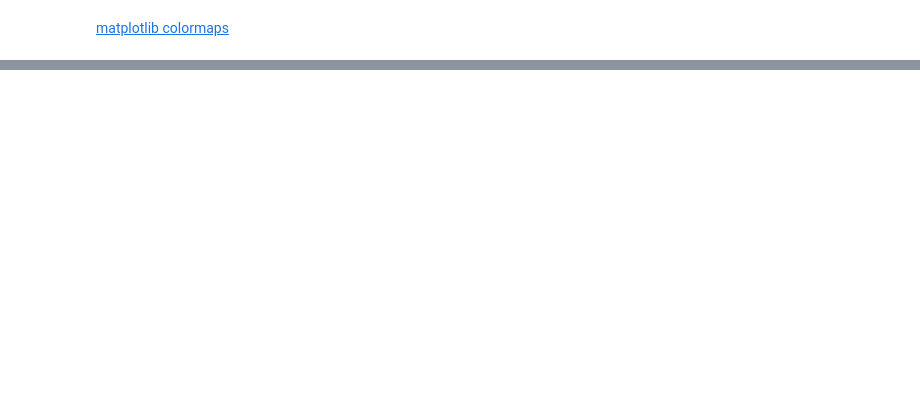
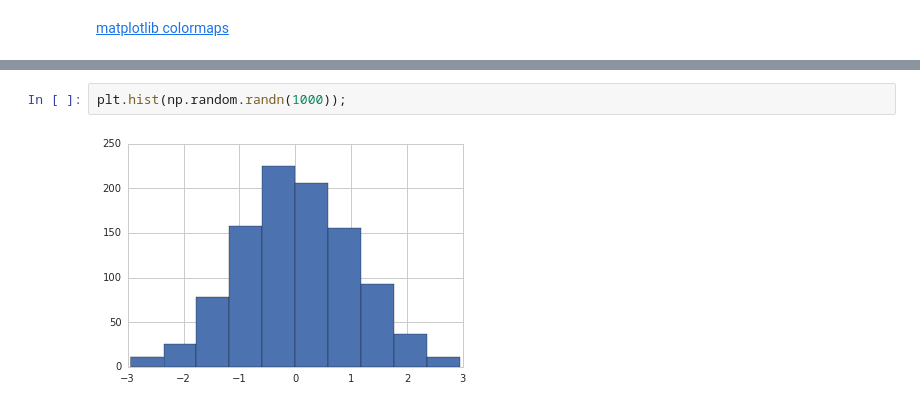
Before and after one commit to vanzaj/pytalks, a Jupyter notebook: 20150411_PyLadies_analytics/workshop.ipynb, the cells around one changed output, grey strips where cells are left out. Drawn from its saved outputs; the diff is of its cells as text; blank space fills up the shorter version.

```diff
--- a/20150411_PyLadies_analytics/workshop.ipynb
+++ b/20150411_PyLadies_analytics/workshop.ipynb
@@ -367,0 +478,4 @@ plt.colorbar()
+# %%
+plt.hist(np.random.randn(1000));
+# %% [output]
+[figure, added]
```
Also changed, not shown: parts of 40 cells of this notebook.
